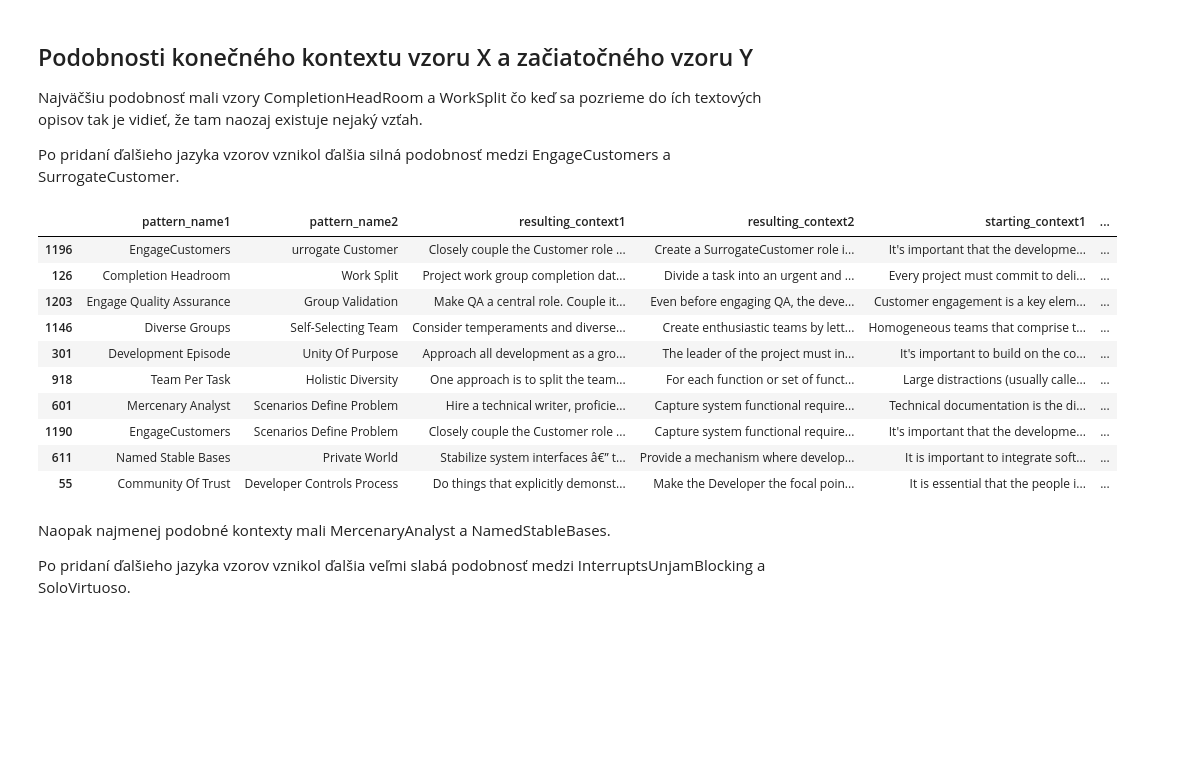
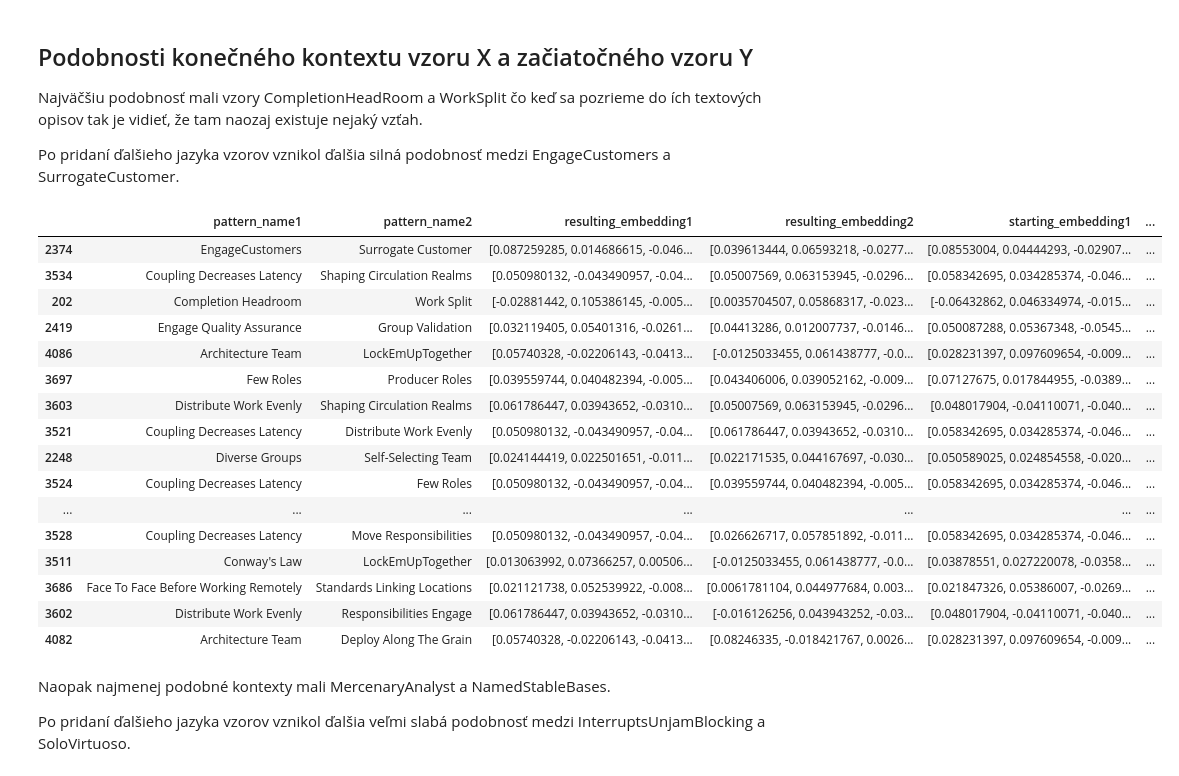
Before and after one commit to oliveradler/DP-1-OliverAdler, a Jupyter notebook: DP.ipynb, the cells around one changed output. Drawn from its saved outputs; the diff is of its cells as text; code cells hidden in the pictures; blank space fills up the shorter version.

Commit message:
all org patterns

```diff
--- a/DP.ipynb
+++ b/DP.ipynb
@@ -148,5 +217,9 @@ df
 # %% [markdown]
 Zo vzorov vytváram dvojice, kde pre dvojicu vzorov X a Y, budem mať v dataframe ich názvy, počiatočný kontext vzoru X a konečný kontext vzoru Y
+# %%
+model = SentenceTransformer('all-mpnet-base-v2')
+df['starting_embedding'] = df['starting_contexts'].apply(model.encode)
+df['resulting_embedding'] = df['resulting_contexts'].apply(model.encode)
 # %%
 pattern_pairs = list(combinations(df['pattern_names'].tolist(),2))
 pattern_pairs
@@ -188,7 +261,7 @@ df_new
 # %%
-df_new["resulting_context1"] = df_new.apply(lambda row: df[df["pattern_names"]==str(row.pattern_name1)].resulting_contexts.item(), axis=1)
-df_new["resulting_context2"] = df_new.apply(lambda row: df[df["pattern_names"]==str(row.pattern_name2)].resulting_contexts.item(), axis=1)
-df_new["starting_context1"] = df_new.apply(lambda row: df[df["pattern_names"]==str(row.pattern_name1)].starting_contexts.item(), axis=1)
-df_new["starting_context2"] = df_new.apply(lambda row: df[df["pattern_names"]==str(row.pattern_name2)].starting_contexts.item(), axis=1)
+df_new["resulting_embedding1"] = df_new.apply(lambda row: df[df["pattern_names"]==str(row.pattern_name1)].resulting_embedding.item(), axis=1)
+df_new["resulting_embedding2"] = df_new.apply(lambda row: df[df["pattern_names"]==str(row.pattern_name2)].resulting_embedding.item(), axis=1)
+df_new["starting_embedding1"] = df_new.apply(lambda row: df[df["pattern_names"]==str(row.pattern_name1)].starting_embedding.item(), axis=1)
+df_new["starting_embedding2"] = df_new.apply(lambda row: df[df["pattern_names"]==str(row.pattern_name2)].starting_embedding.item(), axis=1)
 df_new
 # %% [output]
@@ -352,6 +424,0 @@ df_final
-# %%
-#vytváranie vektorových reprezentácií kontextov
-df_final['starting_embedding1'] = df_final['starting_context1'].apply(model.encode)
-df_final['resulting_embedding1'] = df_final['resulting_context1'].apply(model.encode)
-df_final['starting_embedding2'] = df_final['starting_context2'].apply(model.encode)
-df_final['resulting_embedding2'] = df_final['resulting_context2'].apply(model.encode)
@@ -438,19 +489,25 @@ Najväčšiu podobnosť mali vzory CompletionHeadRoom a WorkSplit čo keď sa po
 
 Po pridaní ďalšieho jazyka vzorov vznikol ďalšia silná podobnosť medzi EngageCustomers a SurrogateCustomer.
 # %%
-df_final.sort_values(by=['cos_similarity_result_start_1'],ascending=False).head(10)
+df_final.sort_values(by=['cos_similarity_result_start_1'],ascending=False).head(20)
 # %% [output]
-|  | pattern_name1 | pattern_name2 | resulting_context1 | resulting_context2 | starting_context1 | ... |
-| 1196 | EngageCustomers | urrogate Customer | Closely couple the Customer role ... | Create a SurrogateCustomer role i... | It's important that the developme... | ... |
-| 126 | Completion Headroom | Work Split | Project work group completion dat... | Divide a task into an urgent and ... | Every project must commit to deli... | ... |
-| 1203 | Engage Quality Assurance | Group Validation | Make QA a central role. Couple it... | Even before engaging QA, the deve... | Customer engagement is a key elem... | ... |
-| 1146 | Diverse Groups | Self-Selecting Team | Consider temperaments and diverse... | Create enthusiastic teams by lett... | Homogeneous teams that comprise t... | ... |
-| 301 | Development Episode | Unity Of Purpose | Approach all development as a gro... | The leader of the project must in... | It's important to build on the co... | ... |
-| 918 | Team Per Task | Holistic Diversity | One approach is to split the team... | For each function or set of funct... | Large distractions (usually calle... | ... |
-| 601 | Mercenary Analyst | Scenarios Define Problem | Hire a technical writer, proficie... | Capture system functional require... | Technical documentation is the di... | ... |
-| 1190 | EngageCustomers | Scenarios Define Problem | Closely couple the Customer role ... | Capture system functional require... | It's important that the developme... | ... |
-| 611 | Named Stable Bases | Private World | Stabilize system interfaces â€” t... | Provide a mechanism where develop... | It is important to integrate soft... | ... |
-| 55 | Community Of Trust | Developer Controls Process | Do things that explicitly demonst... | Make the Developer the focal poin... | It is essential that the people i... | ... |
+|  | pattern_name1 | pattern_name2 | resulting_embedding1 | resulting_embedding2 | starting_embedding1 | ... |
+| 2374 | EngageCustomers | Surrogate Customer | [0.087259285, 0.014686615, -0.046... | [0.039613444, 0.06593218, -0.0277... | [0.08553004, 0.04444293, -0.02907... | ... |
+| 3534 | Coupling Decreases Latency | Shaping Circulation Realms | [0.050980132, -0.043490957, -0.04... | [0.05007569, 0.063153945, -0.0296... | [0.058342695, 0.034285374, -0.046... | ... |
+| 202 | Completion Headroom | Work Split | [-0.02881442, 0.105386145, -0.005... | [0.0035704507, 0.05868317, -0.023... | [-0.06432862, 0.046334974, -0.015... | ... |
+| 2419 | Engage Quality Assurance | Group Validation | [0.032119405, 0.05401316, -0.0261... | [0.04413286, 0.012007737, -0.0146... | [0.050087288, 0.05367348, -0.0545... | ... |
+| 4086 | Architecture Team | LockEmUpTogether | [0.05740328, -0.02206143, -0.0413... | [-0.0125033455, 0.061438777, -0.0... | [0.028231397, 0.097609654, -0.009... | ... |
+| 3697 | Few Roles | Producer Roles | [0.039559744, 0.040482394, -0.005... | [0.043406006, 0.039052162, -0.009... | [0.07127675, 0.017844955, -0.0389... | ... |
+| 3603 | Distribute Work Evenly | Shaping Circulation Realms | [0.061786447, 0.03943652, -0.0310... | [0.05007569, 0.063153945, -0.0296... | [0.048017904, -0.04110071, -0.040... | ... |
+| 3521 | Coupling Decreases Latency | Distribute Work Evenly | [0.050980132, -0.043490957, -0.04... | [0.061786447, 0.03943652, -0.0310... | [0.058342695, 0.034285374, -0.046... | ... |
+| 2248 | Diverse Groups | Self-Selecting Team | [0.024144419, 0.022501651, -0.011... | [0.022171535, 0.044167697, -0.030... | [0.050589025, 0.024854558, -0.020... | ... |
+| 3524 | Coupling Decreases Latency | Few Roles | [0.050980132, -0.043490957, -0.04... | [0.039559744, 0.040482394, -0.005... | [0.058342695, 0.034285374, -0.046... | ... |
+| ... | ... | ... | ... | ... | ... | ... |
+| 3528 | Coupling Decreases Latency | Move Responsibilities | [0.050980132, -0.043490957, -0.04... | [0.026626717, 0.057851892, -0.011... | [0.058342695, 0.034285374, -0.046... | ... |
+| 3511 | Conway's Law | LockEmUpTogether | [0.013063992, 0.07366257, 0.00506... | [-0.0125033455, 0.061438777, -0.0... | [0.03878551, 0.027220078, -0.0358... | ... |
+| 3686 | Face To Face Before Working Remotely | Standards Linking Locations | [0.021121738, 0.052539922, -0.008... | [0.0061781104, 0.044977684, 0.003... | [0.021847326, 0.05386007, -0.0269... | ... |
+| 3602 | Distribute Work Evenly | Responsibilities Engage | [0.061786447, 0.03943652, -0.0310... | [-0.016126256, 0.043943252, -0.03... | [0.048017904, -0.04110071, -0.040... | ... |
+| 4082 | Architecture Team | Deploy Along The Grain | [0.05740328, -0.02206143, -0.0413... | [0.08246335, -0.018421767, 0.0026... | [0.028231397, 0.097609654, -0.009... | ... |
 # %% [markdown]
 Naopak najmenej podobné kontexty mali MercenaryAnalyst a NamedStableBases.
 
```
Also changed, not shown: parts of 21 cells of this notebook, 38 other files.
